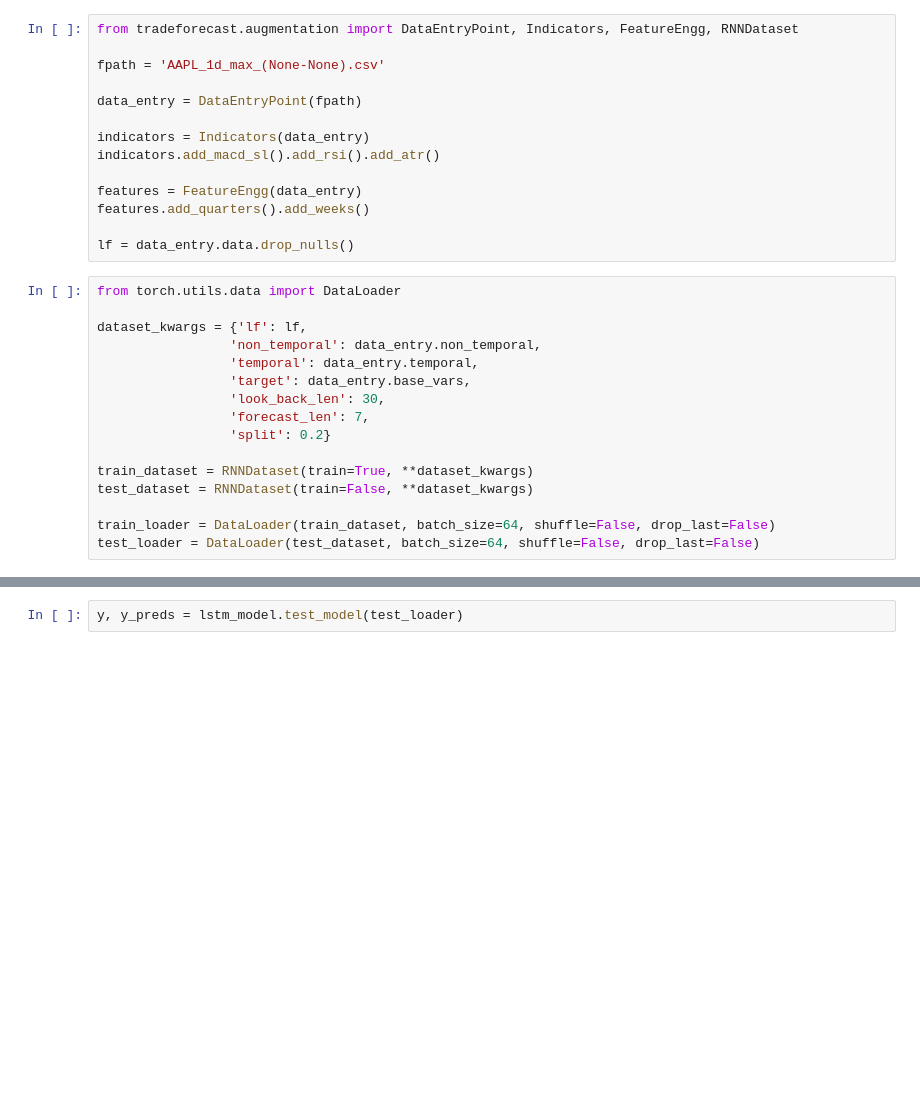
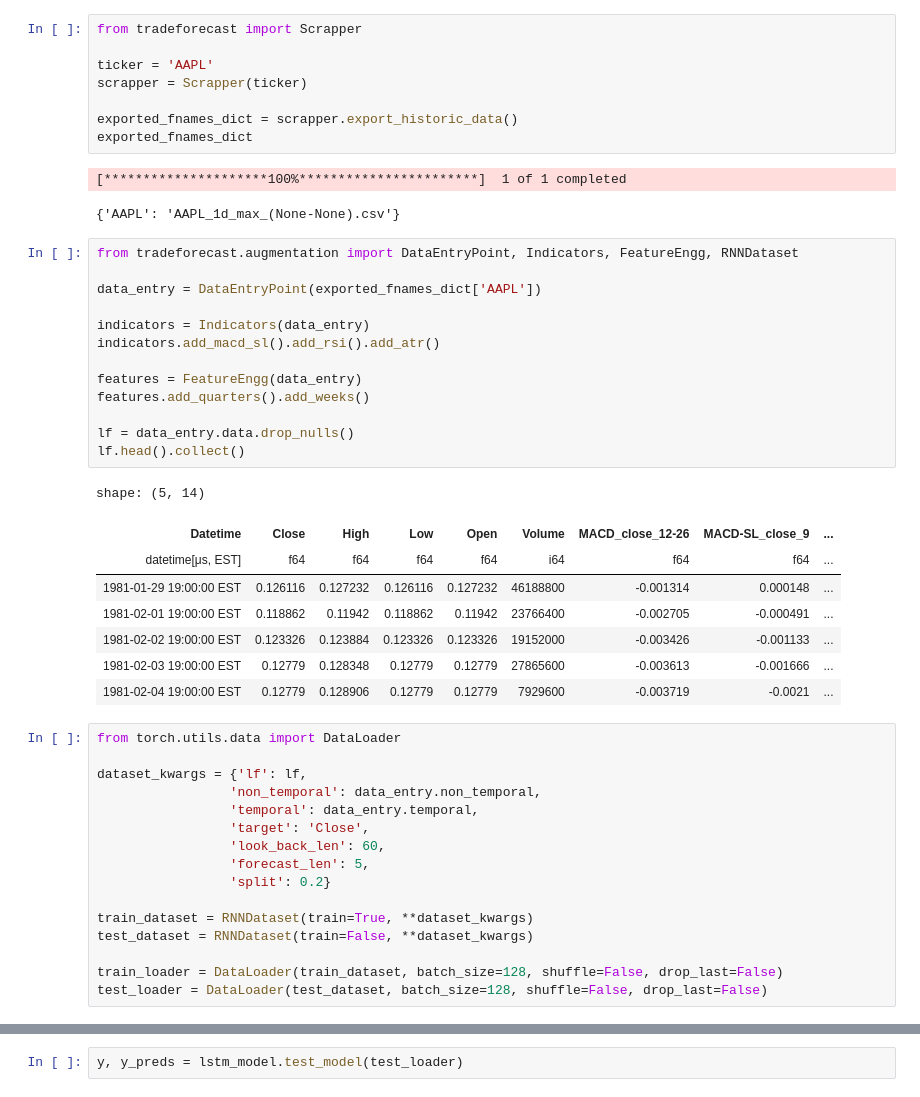
Before and after one commit to vinay-ram1999/TradeForecast, a Jupyter notebook: notebooks/lstm_model.ipynb, the cells around one changed output, grey strips where cells are left out. Cells and saved outputs as stored; diff of their text form; blank space fills up the shorter version.

```diff
--- a/notebooks/lstm_model.ipynb
+++ b/notebooks/lstm_model.ipynb
@@ -5,33 +5,52 @@
+# %%
+from tradeforecast import Scrapper
+
+ticker = 'AAPL'
+scrapper = Scrapper(ticker)
+
+exported_fnames_dict = scrapper.export_historic_data()
+exported_fnames_dict
+# %% [output]
+[*********************100%***********************]  1 of 1 completed
+{'AAPL': 'AAPL_1d_max_(None-None).csv'}
 # %%
 from tradeforecast.augmentation import DataEntryPoint, Indicators, FeatureEngg, RNNDataset
 
-fpath = 'AAPL_1d_max_(None-None).csv'
-
-data_entry = DataEntryPoint(fpath)
+data_entry = DataEntryPoint(exported_fnames_dict['AAPL'])
 
 indicators = Indicators(data_entry)
 indicators.add_macd_sl().add_rsi().add_atr()
 
 features = FeatureEngg(data_entry)
 features.add_quarters().add_weeks()
 
 lf = data_entry.data.drop_nulls()
+lf.head().collect()
+# %% [output]
+shape: (5, 14)
+| Datetime | Close | High | Low | Open | Volume | MACD_close_12-26 | MACD-SL_close_9 | ... |
+| datetime[μs, EST] | f64 | f64 | f64 | f64 | i64 | f64 | f64 | ... |
+| 1981-01-29 19:00:00 EST | 0.126116 | 0.127232 | 0.126116 | 0.127232 | 46188800 | -0.001314 | 0.000148 | ... |
+| 1981-02-01 19:00:00 EST | 0.118862 | 0.11942 | 0.118862 | 0.11942 | 23766400 | -0.002705 | -0.000491 | ... |
+| 1981-02-02 19:00:00 EST | 0.123326 | 0.123884 | 0.123326 | 0.123326 | 19152000 | -0.003426 | -0.001133 | ... |
+| 1981-02-03 19:00:00 EST | 0.12779 | 0.128348 | 0.12779 | 0.12779 | 27865600 | -0.003613 | -0.001666 | ... |
+| 1981-02-04 19:00:00 EST | 0.12779 | 0.128906 | 0.12779 | 0.12779 | 7929600 | -0.003719 | -0.0021 | ... |
 # %%
 from torch.utils.data import DataLoader
 
 dataset_kwargs = {'lf': lf,
                  'non_temporal': data_entry.non_temporal,
                  'temporal': data_entry.temporal,
-                 'target': data_entry.base_vars,
-                 'look_back_len': 30,
-                 'forecast_len': 7,
+                 'target': 'Close',
+                 'look_back_len': 60,
+                 'forecast_len': 5,
                  'split': 0.2}
 
 train_dataset = RNNDataset(train=True, **dataset_kwargs)
 test_dataset = RNNDataset(train=False, **dataset_kwargs)
 
-train_loader = DataLoader(train_dataset, batch_size=64, shuffle=False, drop_last=False)
-test_loader = DataLoader(test_dataset, batch_size=64, shuffle=False, drop_last=False)
+train_loader = DataLoader(train_dataset, batch_size=128, shuffle=False, drop_last=False)
+test_loader = DataLoader(test_dataset, batch_size=128, shuffle=False, drop_last=False)
 # %%
 from tradeforecast import LSTM
 from torch import nn, optim
```
Also changed, not shown: parts of 7 cells of this notebook, 2 other files.
